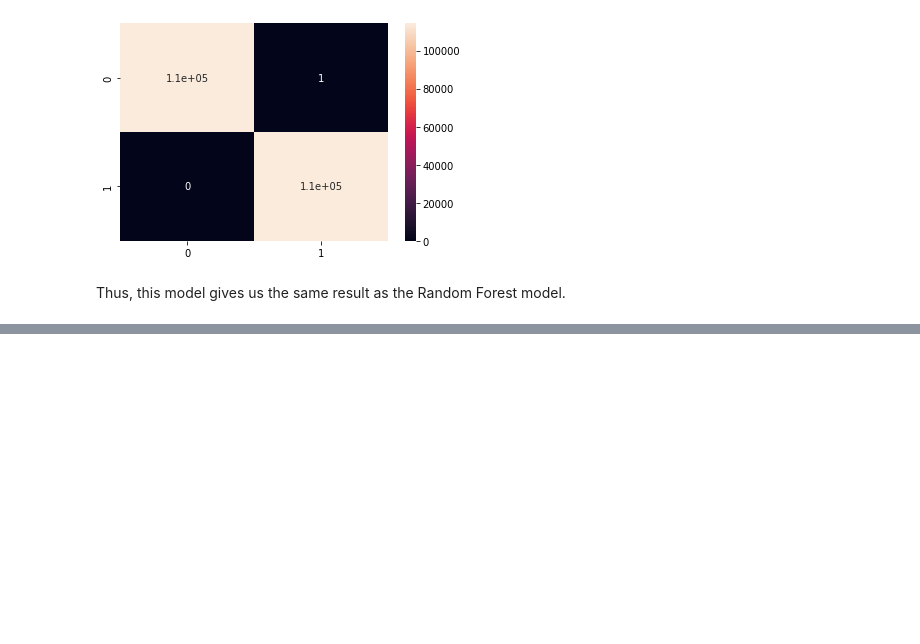
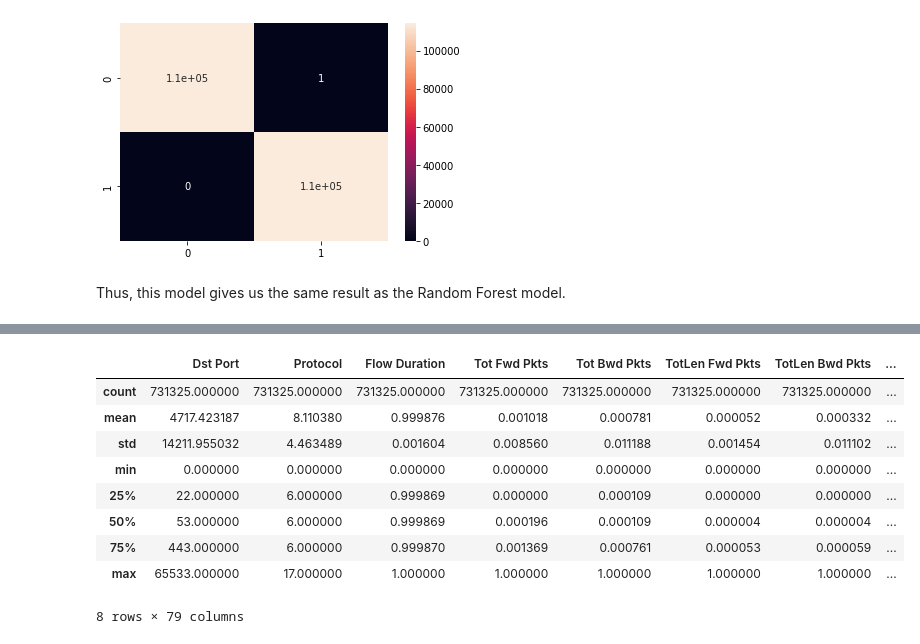
Before and after one commit to Blu3Meteor/DDoS-Detection, a Jupyter notebook: ddos-detection.ipynb, the cells around one changed output, grey strips where cells are left out. Cells and saved outputs as stored; diff of their text form; code cells hidden in the pictures; blank space fills up the shorter version.

```diff
--- a/ddos-detection.ipynb
+++ b/ddos-detection.ipynb
@@ -614,0 +738,13 @@ Thus, this model gives us the same result as the Random Forest model.
+# %%
+train.describe()
+# %% [output]
+|  | Dst Port | Protocol | Flow Duration | Tot Fwd Pkts | Tot Bwd Pkts | TotLen Fwd Pkts | TotLen Bwd Pkts | ... |
+| count | 731325.000000 | 731325.000000 | 731325.000000 | 731325.000000 | 731325.000000 | 731325.000000 | 731325.000000 | ... |
+| mean | 4717.423187 | 8.110380 | 0.999876 | 0.001018 | 0.000781 | 0.000052 | 0.000332 | ... |
+| std | 14211.955032 | 4.463489 | 0.001604 | 0.008560 | 0.011188 | 0.001454 | 0.011102 | ... |
+| min | 0.000000 | 0.000000 | 0.000000 | 0.000000 | 0.000000 | 0.000000 | 0.000000 | ... |
+| 25% | 22.000000 | 6.000000 | 0.999869 | 0.000000 | 0.000109 | 0.000000 | 0.000000 | ... |
+| 50% | 53.000000 | 6.000000 | 0.999869 | 0.000196 | 0.000109 | 0.000004 | 0.000004 | ... |
+| 75% | 443.000000 | 6.000000 | 0.999870 | 0.001369 | 0.000761 | 0.000053 | 0.000059 | ... |
+| max | 65533.000000 | 17.000000 | 1.000000 | 1.000000 | 1.000000 | 1.000000 | 1.000000 | ... |
+8 rows × 79 columns
```
Also changed, not shown: parts of 38 cells of this notebook.
